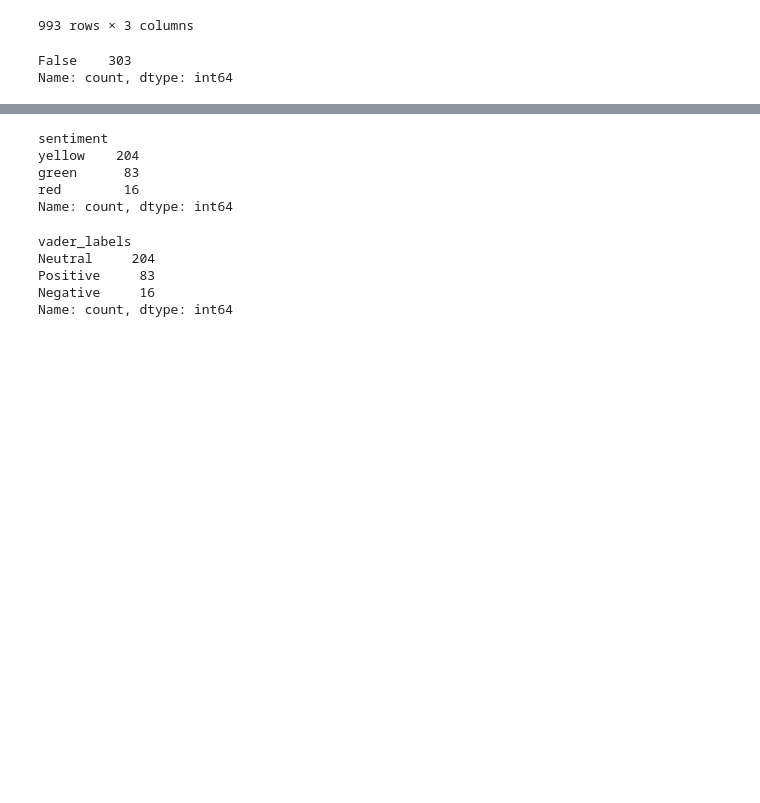
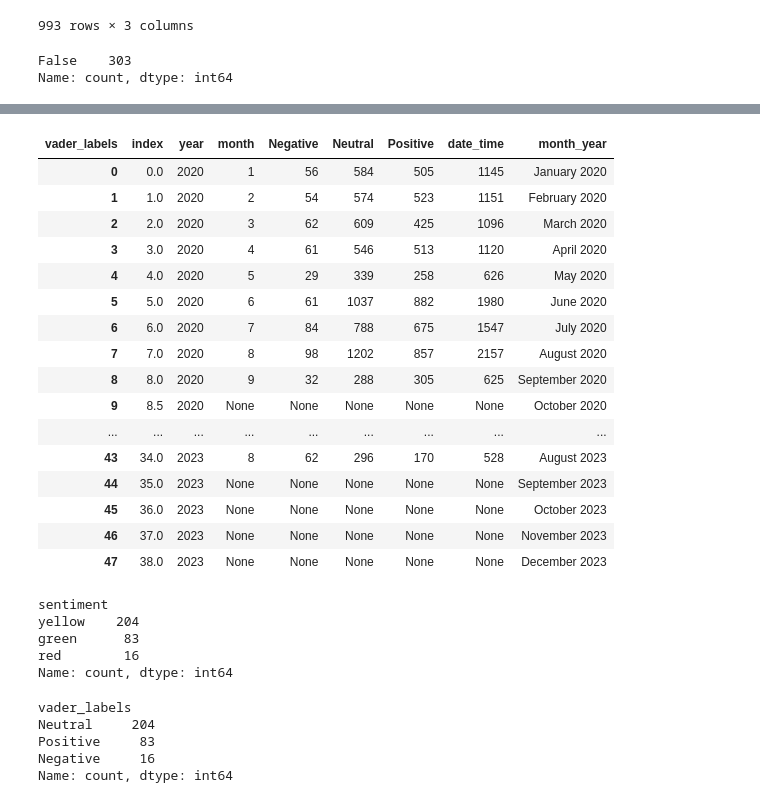
Before and after one commit to rrandev03/NLP_Final, a Jupyter notebook: 200_code/vader.ipynb, the cells around one changed output, grey strips where cells are left out. Drawn from its saved outputs; the diff is of its cells as text; code cells hidden in the pictures; blank space fills up the shorter version.

```diff
--- a/200_code/vader.ipynb
+++ b/200_code/vader.ipynb
@@ -160,0 +154,22 @@ pivoted
+# %%
+# df_col = df[["Unnamed: 0", "Date", "Tweet_Content", "vader_labels"]]
+new_df = new_df.loc[~new_df["UTC_Time"].duplicated()]
+pivoted = new_df.pivot(
+    index="UTC_Time",
+    columns="vader_labels",
+    values="Tweet_Content",
+)
+pivoted["date_time"] = pivoted.index
+# # pivoted["date_time"] = pivoted.index.get_level_values(1)
+pivoted["date_time"] = pd.to_datetime(pivoted["date_time"])
+pivoted["year"] = pivoted["date_time"].dt.year
+pivoted["month"] = pivoted["date_time"].dt.month
+# pivoted["half"] = [1 if x < 7 else 2 for x in pivoted["month"]]
+pivoted = pivoted.groupby(["year", "month"], as_index=False).count()
+# # pivoted = pivoted.groupby(["year", "half"]).count()
+pivoted["month_year"] = (
+    pd.to_datetime(pivoted["month"], format="%m").dt.month_name()
+    + " "
+    + pivoted["year"].astype(str)
+)
+pivoted
@@ -161,3 +194,39 @@ pivoted
+# %%
+pivoted.loc[8.5] = [2020, None, None, None, None, None, "October 2020"]
+pivoted.loc[8.6] = [2020, None, None, None, None, None, "November 2020"]
+pivoted.loc[8.7] = [2020, None, None, None, None, None, "December 2020"]
+pivoted.loc[18.1] = [2021, None, None, None, None, None, "November 2021"]
+pivoted.loc[18.2] = [2021, None, None, None, None, None, "December 2021"]
+pivoted.loc[28.1] = [2022, None, None, None, None, None, "November 2022"]
+pivoted.loc[28.2] = [2022, None, None, None, None, None, "December 2022"]
+pivoted.loc[31.1] = [2023, None, None, None, None, None, "April 2023"]
+pivoted.loc[31.2] = [2023, None, None, None, None, None, "May 2023"]
+pivoted.loc[35] = [2023, None, None, None, None, None, "September 2023"]
+pivoted.loc[36] = [2023, None, None, None, None, None, "October 2023"]
+pivoted.loc[37] = [2023, None, None, None, None, None, "November 2023"]
+pivoted.loc[38] = [2023, None, None, None, None, None, "December 2023"]
+# date_index = pd.date_range("01/01/2020", periods=48, freq="MS")
+# pivoted.reindex(date_index)
+pivoted = pivoted.sort_index().reset_index()
+pivoted
+# %% [output]
+| vader_labels | index | year | month | Negative | Neutral | Positive | date_time | month_year |
+| 0 | 0.0 | 2020 | 1 | 56 | 584 | 505 | 1145 | January 2020 |
+| 1 | 1.0 | 2020 | 2 | 54 | 574 | 523 | 1151 | February 2020 |
+| 2 | 2.0 | 2020 | 3 | 62 | 609 | 425 | 1096 | March 2020 |
+| 3 | 3.0 | 2020 | 4 | 61 | 546 | 513 | 1120 | April 2020 |
+| 4 | 4.0 | 2020 | 5 | 29 | 339 | 258 | 626 | May 2020 |
+| 5 | 5.0 | 2020 | 6 | 61 | 1037 | 882 | 1980 | June 2020 |
+| 6 | 6.0 | 2020 | 7 | 84 | 788 | 675 | 1547 | July 2020 |
+| 7 | 7.0 | 2020 | 8 | 98 | 1202 | 857 | 2157 | August 2020 |
+| 8 | 8.0 | 2020 | 9 | 32 | 288 | 305 | 625 | September 2020 |
+| 9 | 8.5 | 2020 | None | None | None | None | None | October 2020 |
+| ... | ... | ... | ... | ... | ... | ... | ... | ... |
+| 43 | 34.0 | 2023 | 8 | 62 | 296 | 170 | 528 | August 2023 |
+| 44 | 35.0 | 2023 | None | None | None | None | None | September 2023 |
+| 45 | 36.0 | 2023 | None | None | None | None | None | October 2023 |
+| 46 | 37.0 | 2023 | None | None | None | None | None | November 2023 |
+| 47 | 38.0 | 2023 | None | None | None | None | None | December 2023 |
 # %%
 # df["sentiment"] = None
 # df.loc[df["scores"] >= 0.5, "sentiment"] = "green"
```
Also changed, not shown: parts of 9 cells of this notebook, 6 other files.
